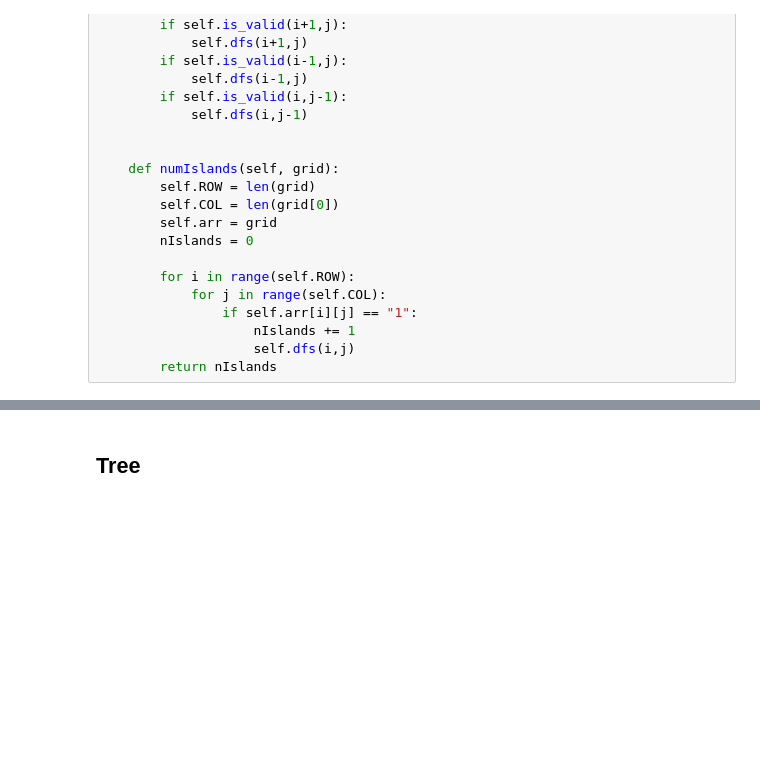
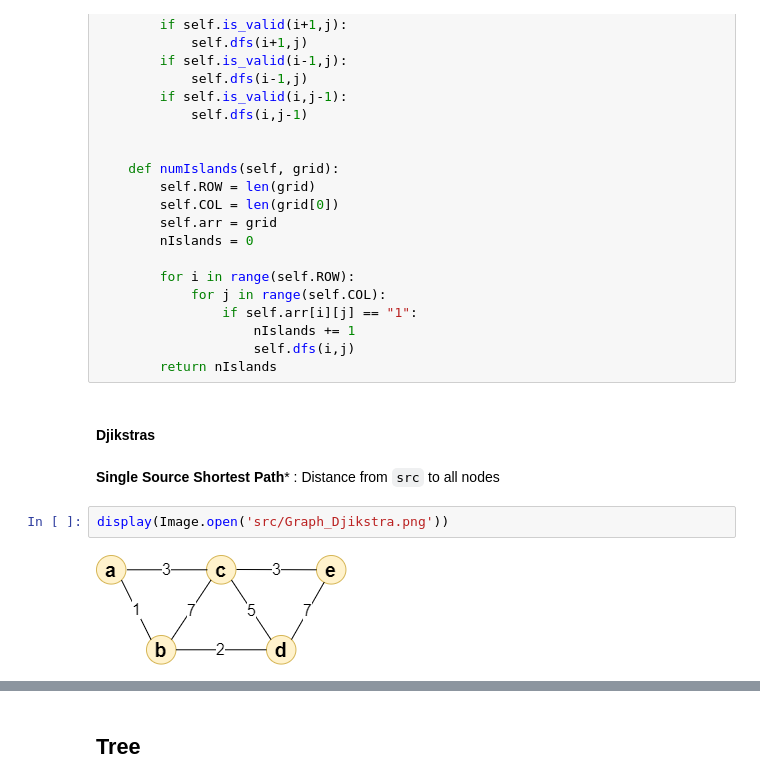
Before and after one commit to AshishSalaskar1/DS_Algo_Playground, a Jupyter notebook: Track/1Neuron_DSA.ipynb, the cells around one changed output, grey strips where cells are left out. Saved outputs shown, nothing was run; the diff lists cells and outputs as text; blank space fills up the shorter version.

```diff
--- a/Track/1Neuron_DSA.ipynb
+++ b/Track/1Neuron_DSA.ipynb
@@ -451,3 +472,11 @@ class Solution:
                     nIslands += 1
                     self.dfs(i,j)
         return nIslands
+# %% [markdown]
+#### Djikstras
+# %% [markdown]
+**Single Source Shortest Path*** : Distance from `src` to all nodes
+# %%
+display(Image.open('src/Graph_Djikstra.png'))
+# %% [output]
+[figure, added]
```
Also changed, not shown: parts of 11 cells of this notebook, 7 other files.
